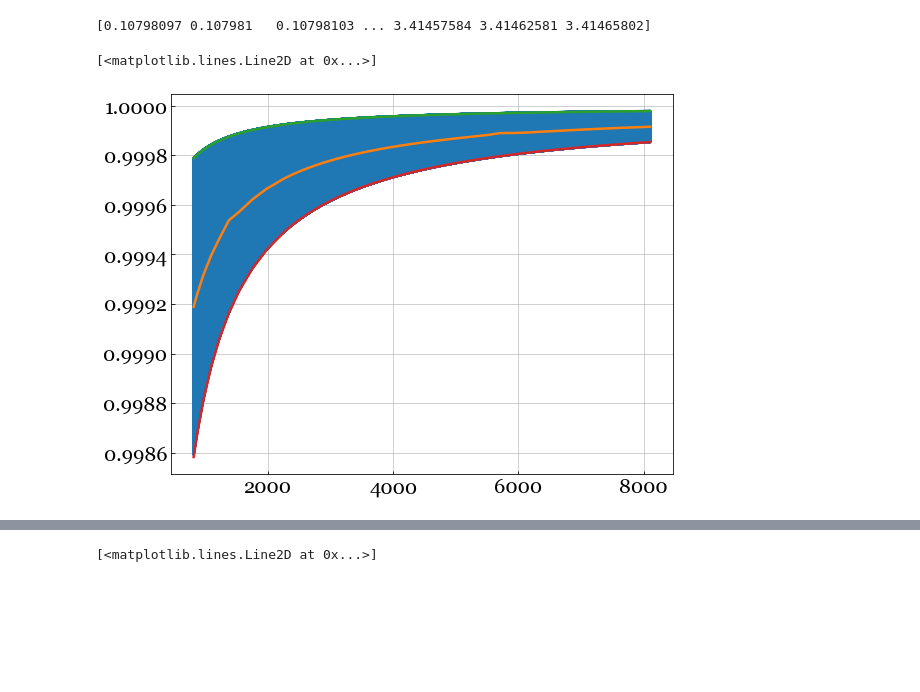
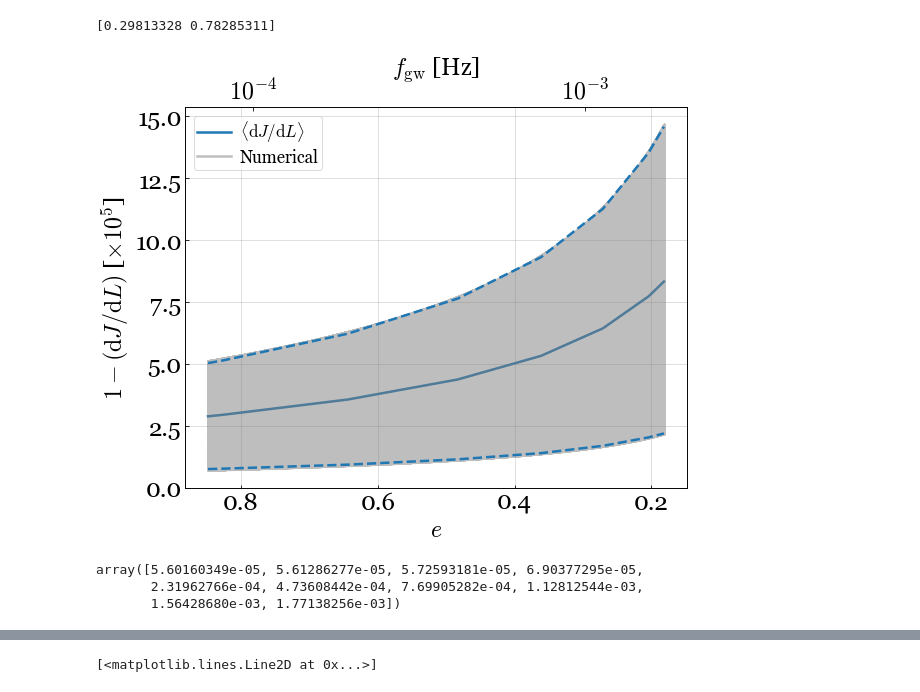
Before and after one commit to hangyu45/LK_evol, a Jupyter notebook: PrecessionAvg.ipynb, the cells around one changed output, grey strips where cells are left out. Drawn from its saved outputs; the diff is of its cells as text; code cells hidden in the pictures; blank space fills up the shorter version.

```diff
--- a/PrecessionAvg.ipynb
+++ b/PrecessionAvg.ipynb
@@ -235,7 +224,7 @@ def evol_J_avg(L_nat, J_nat, e_vs_L_func, par, nPt=1000):
 # %%
 fig_dir = '/home/hang.yu/public_html/astro/LK_evol/test/'
 data_dir = 'data/'
-prefix = 'seg4_'
+prefix = 'seg3_'
 
 fid=h5.File(data_dir + prefix + 'data.h5', 'r')
 M1, M2= fid.attrs['M1'], fid.attrs['M2']
@@ -345,8 +334,12 @@ L_scal = np.exp(sol.y[1, :])
 eff_scal = L_scal/(mu*np.sqrt(G*(M1+M2)*a_scal))
 e_scal = np.sqrt(1. - eff_scal**2.)
 
+f_gw_scal = np.sqrt(G*Mt/a_scal**3.)/np.pi
+
 loge_vs_logL_tck = interp.splrep(np.log(L_scal[::-1]), np.log(e_scal[::-1]))
+loge_vs_logf_tck = interp.splrep(np.log(f_gw_scal), np.log(e_scal))
 logL_vs_loga_tck = interp.splrep(np.log(a_scal[::-1]), np.log(L_scal[::-1]))
 e_vs_L_func=lambda LL: np.exp(interp.splev(np.log(LL), loge_vs_logL_tck))
+e_vs_f_func=lambda ff: np.exp(interp.splev(np.log(ff), loge_vs_logf_tck))
 L_vs_a_func=lambda aa: np.exp(interp.splev(np.log(aa), logL_vs_loga_tck))
 # %% [output]
@@ -504,16 +487,14 @@ ax.set_ylim([0.5, 1.5])
 # %%
-omega_pre_ref = omega_orb * G*Mt/(c**2.*ai[-1]*eff_i[-1]**2.)
-tau_pre_ref = 2.*np.pi/omega_pre_ref
-tau_pre = get_tau_pre(J[-1], Li[-1], ei[-1], par, nPt=500)
-print(tau_pre/tau_pre_ref)
+# omega_pre_ref = omega_orb * G*Mt/(c**2.*ai[-1]*eff_i[-1]**2.)
+# tau_pre_ref = 2.*np.pi/omega_pre_ref
+# tau_pre = get_tau_pre(J[-1], Li[-1], ei[-1], par, nPt=500)
+# print(tau_pre/tau_pre_ref)
-# %% [output]
-[0.10798097 0.107981   0.10798103 ... 3.41457584 3.41462581 3.41465802]
 # %%
 dJdL_num=J/Li * np.gradient(np.log(J))/np.gradient(np.log(Li))
 
 par = np.array([M1, M2, S1, S2, chi_eff])
 
-nPt=4000
+nPt=50
 int_func=lambda L_nat_, J_nat_:\
     evol_J_avg(L_nat_, J_nat_, e_vs_L_func, par, nPt=nPt)
 
@@ -524,7 +505,7 @@ LL = sol.t * St_unit
 JJ = sol.y[0, :] * St_unit
 dJdL = np.zeros(len(LL))
 for i in range(len(LL)):
-    dJdL[i] = evol_J_avg(LL[i]/St_unit, JJ[i]/St_unit, e_vs_L_func, par)
+    dJdL[i] = evol_J_avg(LL[i]/St_unit, JJ[i]/St_unit, e_vs_L_func, par, nPt)
 
 SSm, SSp=np.zeros([len(LL)]), np.zeros([len(LL)])
 dJdLm, dJdLp=np.zeros([len(LL)]), np.zeros([len(LL)])
@@ -535,13 +516,43 @@ for i in range(len(LL)):
 
 ee = e_vs_L_func(LL)
 aa = LL**2./(G*mu**2.*Mt*(1.-ee**2.))
-fig=plt.figure()
-ax=fig.add_subplot(111)
-ax.plot(ai/r_Mt, dJdL_num)
-ax.plot(aa/r_Mt, dJdL)
-ax.plot(aa/r_Mt, dJdLm)
-ax.plot(aa/r_Mt, dJdLp)
-# %% [output]
-[<matplotlib.lines.Line2D at 0x...>]
-[figure, removed]
+# %%
+fig_dir='/home/hang.yu/public_html/astro/LK_evol/precAvg/'
+if not os.path.exists(fig_dir):
+    os.makedirs(fig_dir)
+
+fig=plt.figure()
+ax=fig.add_subplot(111)
+ax.plot(ee, (-dJdL+1)*1.e5, label=r'$\langle{{\rm d}J}/{{\rm d}L} \rangle$')
+ax.plot(ei, (-dJdL_num+1)*1.e5, alpha=0.5, color='tab:grey', label=r'Numerical')
+ax.plot(ee, (-dJdLm+1)*1.e5, ls='--', color='tab:blue')
+ax.plot(ee, (-dJdLp+1)*1.e5, ls='--', color='tab:blue')
+ax.invert_xaxis()
+ax.set_ylabel(r'$1-\left({{\rm d}J}/{{\rm d}L}\right)$ [$\times10^5$]')
+ax.set_xlabel(r'$e$')
+ax.legend(loc='upper left')
+
+
+top_ticks_ff=np.array([1.e-3, 1.e-4])
+top_ticks_ee = e_vs_f_func(top_ticks_ff)
+print(top_ticks_ee)
+
+ax=ax.twiny()
+ax.plot(ee, (-dJdL+1)*1.e5, ls='')
+ax.set_xticks(top_ticks_ee)
+ax.set_xticklabels([r'$10^{-3}$', '$10^{-4}$'])
+ax.invert_xaxis()
+ax.set_xlabel(r'$f_{\rm gw}$ [Hz]')
+ax.grid(False)
+
+plt.savefig(fig_dir + 'dJdL_vs_e.pdf')
+# %% [output]
+[0.29813328 0.78285311]
+[figure, added]
+# %%
+np.sqrt(G*Mt/aa**3.)/np.pi
+# %% [output]
+array([5.60160349e-05, 5.61286277e-05, 5.72593181e-05, 6.90377295e-05,
+       2.31962766e-04, 4.73608442e-04, 7.69905282e-04, 1.12812544e-03,
+       1.56428680e-03, 1.77138256e-03])
 # %%
```
Also changed, not shown: parts of 14 cells of this notebook.
